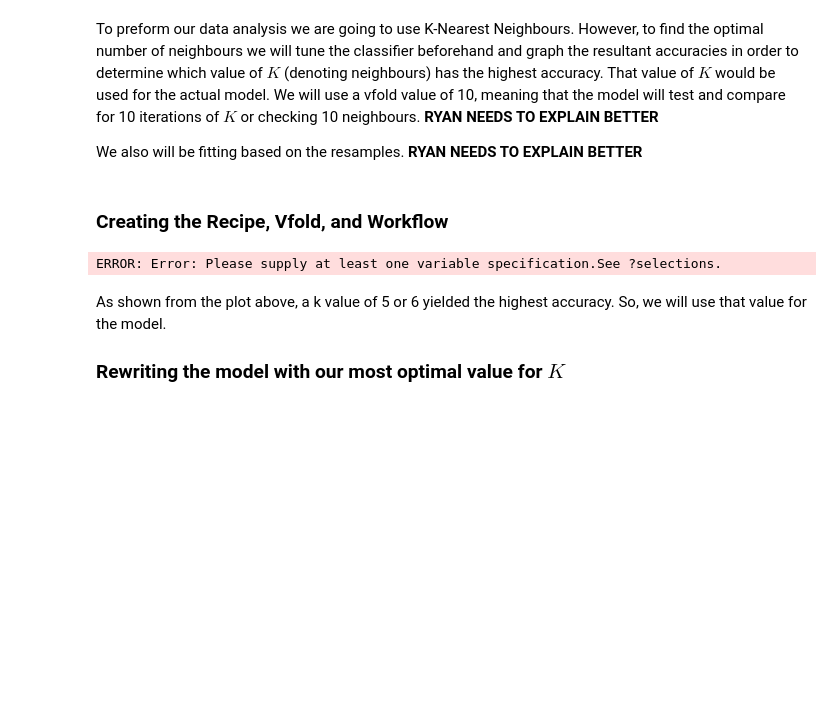
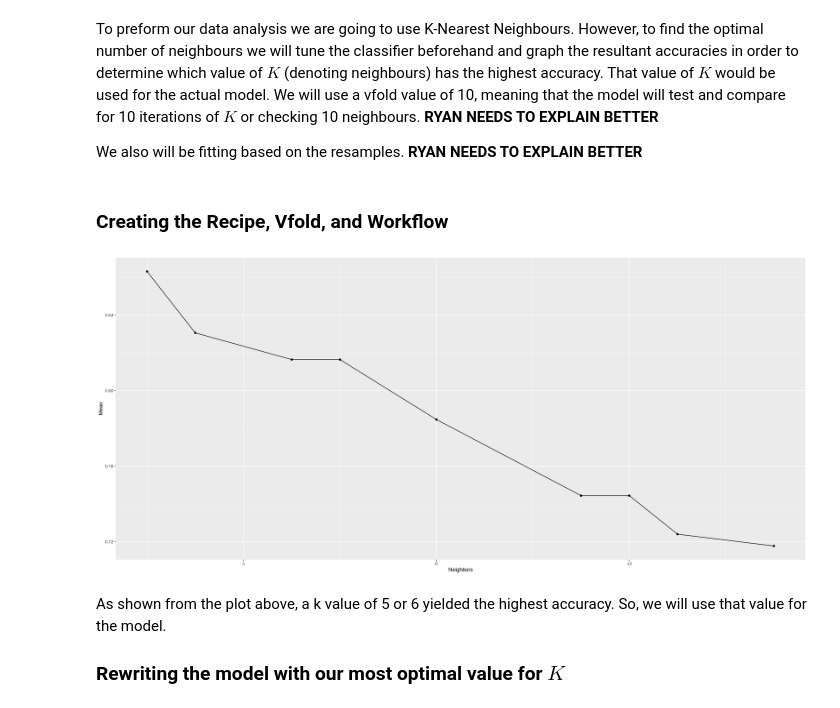
Before and after one commit to ryanarnouk/dsci-100-project, a Jupyter notebook: report.ipynb, the cells around one changed output. Saved outputs shown, nothing was run; the diff lists cells and outputs as text; code cells hidden in the pictures; blank space fills up the shorter version.

Commit message:
changed scale

```diff
--- a/report.ipynb
+++ b/report.ipynb
@@ -222,34 +222,34 @@ We also will be fitting based on the resamples. **RYAN NEEDS TO EXPLAIN BETTER**
 # %% [markdown]
 ### Creating the Recipe, Vfold, and Workflow
 # %%
-sonar_recipe <- recipe(categories ~ X1 + X2, data = average_training_data)
-step_scale(all_preditors()) %>%
-step_center(all_preditors())
+sonar_recipe <- recipe(categories ~. , data = average_training_data) %>%
+step_scale(all_predictors()) %>%
+step_center(all_predictors())
 
 sonar_vfold <- vfold_cv(average_training_data, v = 10, strata = categories)
 
 sonar_spec <- nearest_neighbor(weight_func = "rectangular", neighbors = tune()) %>%
     set_engine("kknn") %>%
     set_mode("classification")
 
 sonar_fit <- workflow() %>%
       add_recipe(sonar_recipe) %>%
       add_model(sonar_spec) %>%
       tune_grid(resamples = sonar_vfold, grid = 10) %>%
       collect_metrics()
 
 sonar_filtered_accuracy <- sonar_fit %>%
     filter(.metric == "accuracy")
 
 tuning_plot <- sonar_filtered_accuracy %>%
     ggplot(aes(x = neighbors, y = mean)) +
     geom_point() +
     geom_line() +
     labs(x = "Neighbors", y = "Mean")
 
 tuning_plot
 # %% [output]
-ERROR: Error: Please supply at least one variable specification.See ?selections.
+[figure, added]
 # %% [markdown]
 As shown from the plot above, a k value of 5 or 6 yielded the highest accuracy. So, we will use that value for the model.
 
```
